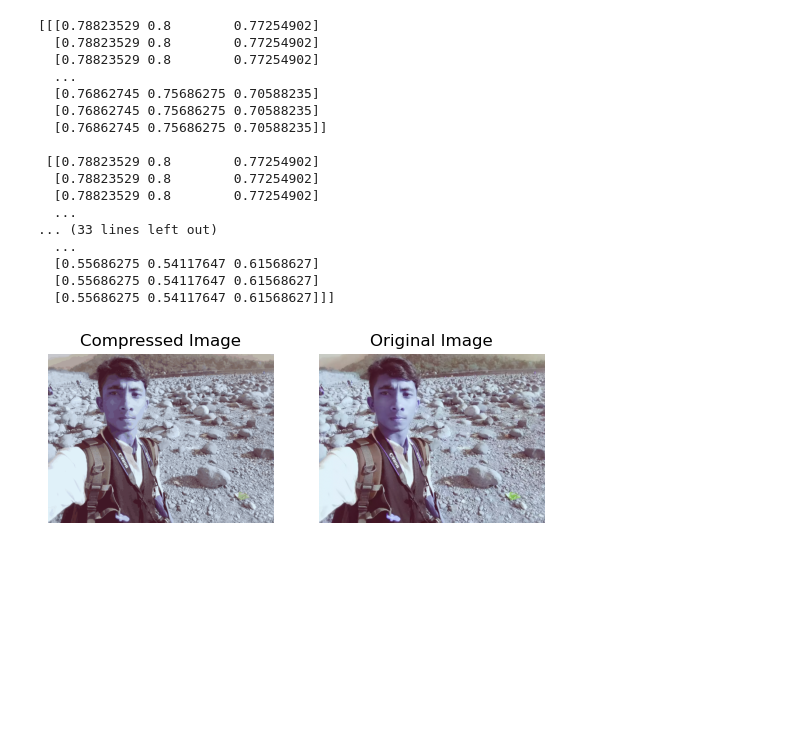
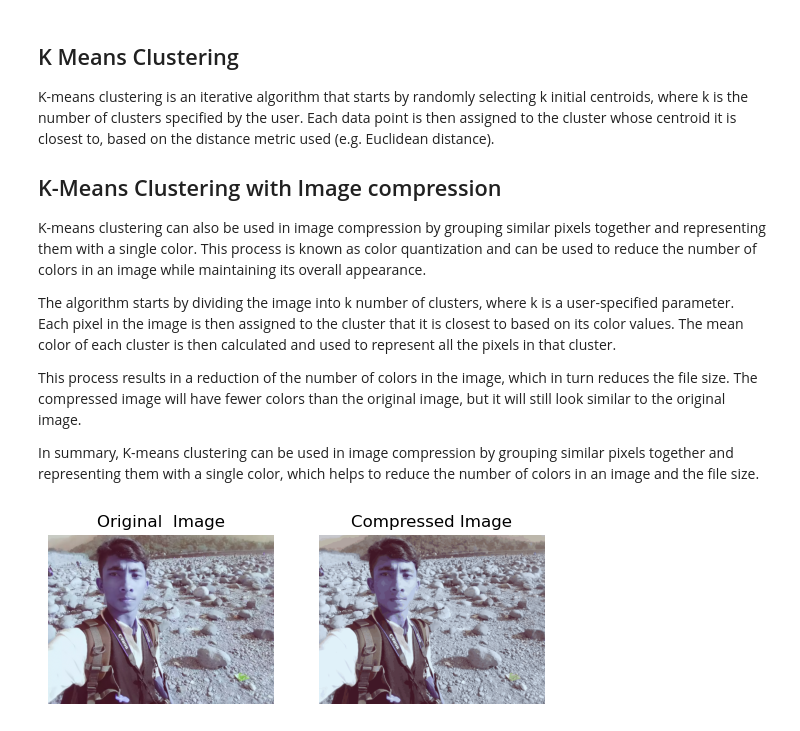
Before and after one commit to AR-Shahin/Machine-Learning, a Jupyter notebook: Image Processing/final assignment .ipynb, the cells around one changed output. Cells and saved outputs as stored; diff of their text form; code cells hidden in the pictures; blank space fills up the shorter version.

```diff
--- a/Image Processing/final assignment .ipynb
+++ b/Image Processing/final assignment .ipynb
@@ -1,3 +16,15 @@
+# %% [markdown]
+## K Means Clustering
+K-means clustering is an iterative algorithm that starts by randomly selecting k initial centroids, where k is the number of clusters specified by the user. Each data point is then assigned to the cluster whose centroid it is closest to, based on the distance metric used (e.g. Euclidean distance).
+
+## K-Means Clustering with Image compression
+K-means clustering can also be used in image compression by grouping similar pixels together and representing them with a single color. This process is known as color quantization and can be used to reduce the number of colors in an image while maintaining its overall appearance.
+
+The algorithm starts by dividing the image into k number of clusters, where k is a user-specified parameter. Each pixel in the image is then assigned to the cluster that it is closest to based on its color values. The mean color of each cluster is then calculated and used to represent all the pixels in that cluster.
+
+This process results in a reduction of the number of colors in the image, which in turn reduces the file size. The compressed image will have fewer colors than the original image, but it will still look similar to the original image.
+
+In summary, K-means clustering can be used in image compression by grouping similar pixels together and representing them with a single color, which helps to reduce the number of colors in an image and the file size.
 # %%
 import numpy as np
 import matplotlib.pyplot as plt
@@ -9,54 +36,37 @@ from skimage import io
 import cv2
 
 original_img = np.array(cv2.imread('./data/we.jpg'), dtype=np.float64) / 255
 # img = cv2.imread('IMG_0559-01.jpeg')
-print(original_img)
-
+#print(original_img)
+zoriginal_img = original_img[:,:,::-1]
 
 original_dimensions = tuple(original_img.shape)
 width, height, depth = tuple(original_img.shape)
 image_flattened = np.reshape(original_img, (width * height, depth))
 
 image_array_sample = shuffle(image_flattened, random_state=0)[:1000]
 estimator = KMeans(n_clusters=64, random_state=0)
 estimator.fit(image_array_sample)
 cluster_assignments = estimator.predict(image_flattened)
 
 compressed_palette = estimator.cluster_centers_
 compressed_img = np.zeros((width, height, compressed_palette.
 shape[1]))
 label_idx = 0
 for i in range(width):
     for j in range(height):
         compressed_img[i][j] = compressed_palette[cluster_assignments[label_idx]]
         label_idx += 1
 
 
 plt.subplot(122)
-plt.title('Original Image')
-plt.imshow(original_img)
-plt.axis('off')
-plt.subplot(121)
 plt.title('Compressed Image')
 plt.imshow(compressed_img)
 plt.axis('off')
+plt.subplot(121)
+plt.title('Original  Image')
+plt.imshow(original_img)
+plt.axis('off')
 plt.show()
 # %% [output]
-[[[0.78823529 0.8        0.77254902]
-  [0.78823529 0.8        0.77254902]
-  [0.78823529 0.8        0.77254902]
-  ...
-  [0.76862745 0.75686275 0.70588235]
-  [0.76862745 0.75686275 0.70588235]
-  [0.76862745 0.75686275 0.70588235]]
-
- [[0.78823529 0.8        0.77254902]
-  [0.78823529 0.8        0.77254902]
-  [0.78823529 0.8        0.77254902]
-  ...
-... (33 lines left out)
-  ...
-  [0.55686275 0.54117647 0.61568627]
-  [0.55686275 0.54117647 0.61568627]
-  [0.55686275 0.54117647 0.61568627]]]
-[figure, old version]
+[figure, new version]
```
Also changed, not shown: parts of 3 cells of this notebook, 1 other file.
